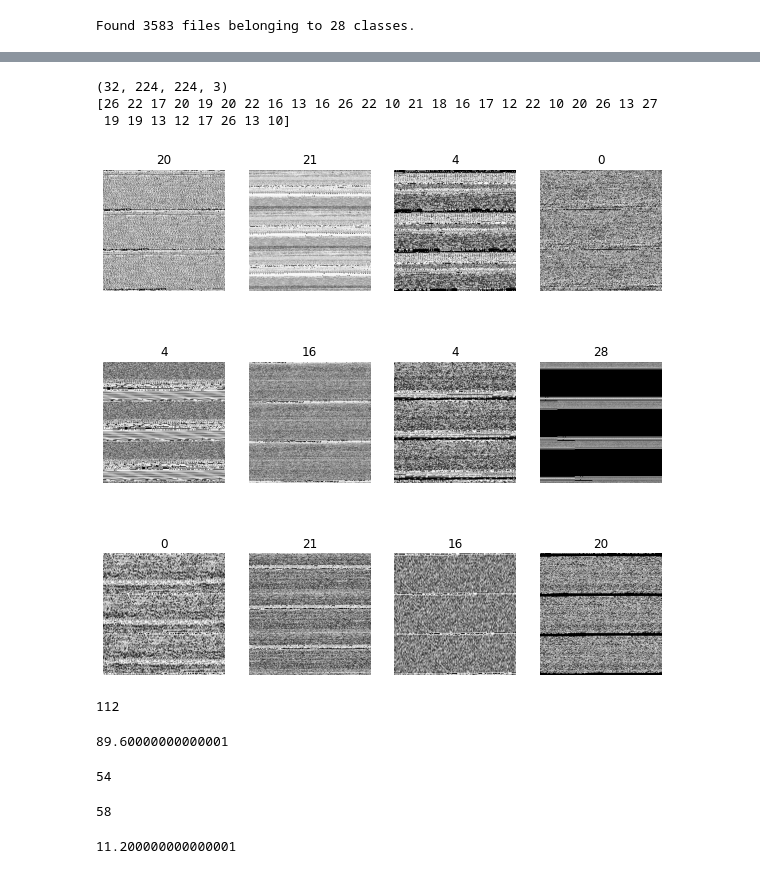
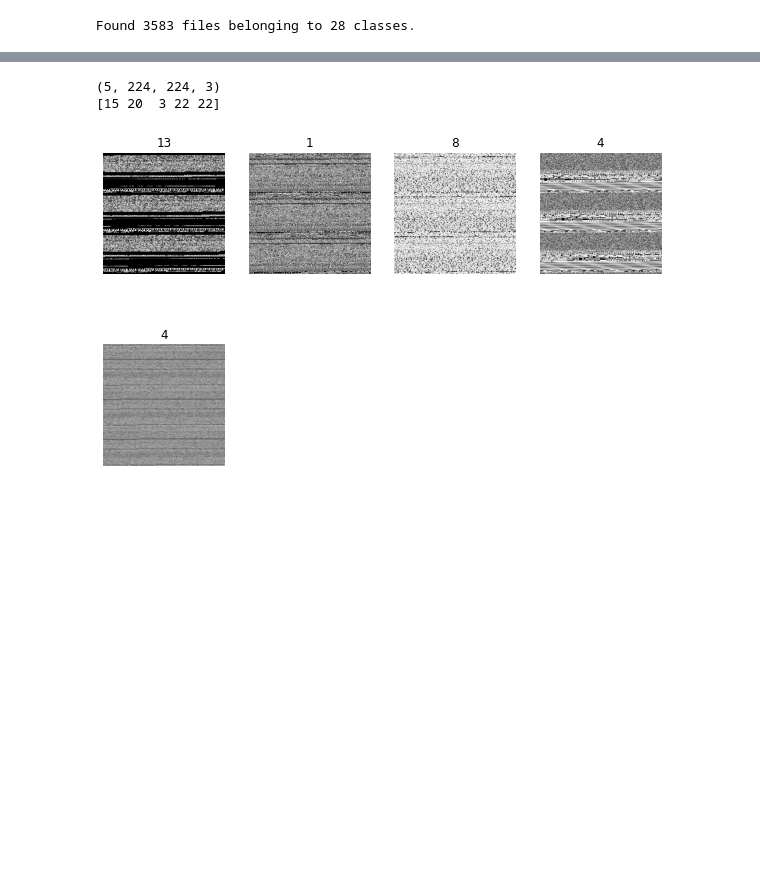
Before and after one commit to Jayshil-Patel/ELG_5271_Project, a Jupyter notebook: Jayshil/new.ipynb, the cells around one changed output, grey strips where cells are left out. Drawn from its saved outputs; the diff is of its cells as text; code cells hidden in the pictures; blank space fills up the shorter version.

```diff
--- a/Jayshil/new.ipynb
+++ b/Jayshil/new.ipynb
@@ -10,5 +6,5 @@ d:\softwares\Python\lib\site-packages\numpy\.libs\libopenblas.WCDJNK7YVMPZQ2ME2Z
 # %%
-BATCH_SIZE = 32
+BATCH_SIZE = 5
 IMAGE_SIZE = 224
 CHANNELS=3
 EPOCHS=10
@@ -48,40 +44,15 @@ for image_batch, labels_batch in dataset.take(1):
     print(image_batch.shape)
     print(labels_batch.numpy())
 # %% [output]
-(32, 224, 224, 3)
-[26 22 17 20 19 20 22 16 13 16 26 22 10 21 18 16 17 12 22 10 20 26 13 27
- 19 19 13 12 17 26 13 10]
+(5, 224, 224, 3)
+[15 20  3 22 22]
 # %%
 plt.figure(figsize=(10, 10))
 for image_batch, labels_batch in dataset.take(1):
-    for i in range(12):
+    for i in range(5):
         ax = plt.subplot(3, 4, i + 1)
         plt.imshow(image_batch[i].numpy().astype("uint8"))
         plt.title(class_names[labels_batch[i]])
         plt.axis("off")
 # %% [output]
-[figure, old version]
+[figure, new version]
-# %%
-len(dataset)
-# %% [output]
-112
-# %%
-train_size = 0.8
-len(dataset)*train_size
-# %% [output]
-89.60000000000001
-# %%
-train_ds = dataset.take(54)
-len(train_ds)
-# %% [output]
-54
-# %%
-test_ds = dataset.skip(54)
-len(test_ds)
-# %% [output]
-58
-# %%
-val_size=0.1
-len(dataset)*val_size
-# %% [output]
-11.200000000000001
```
Also changed, not shown: parts of 14 cells of this notebook, 1 other file.
